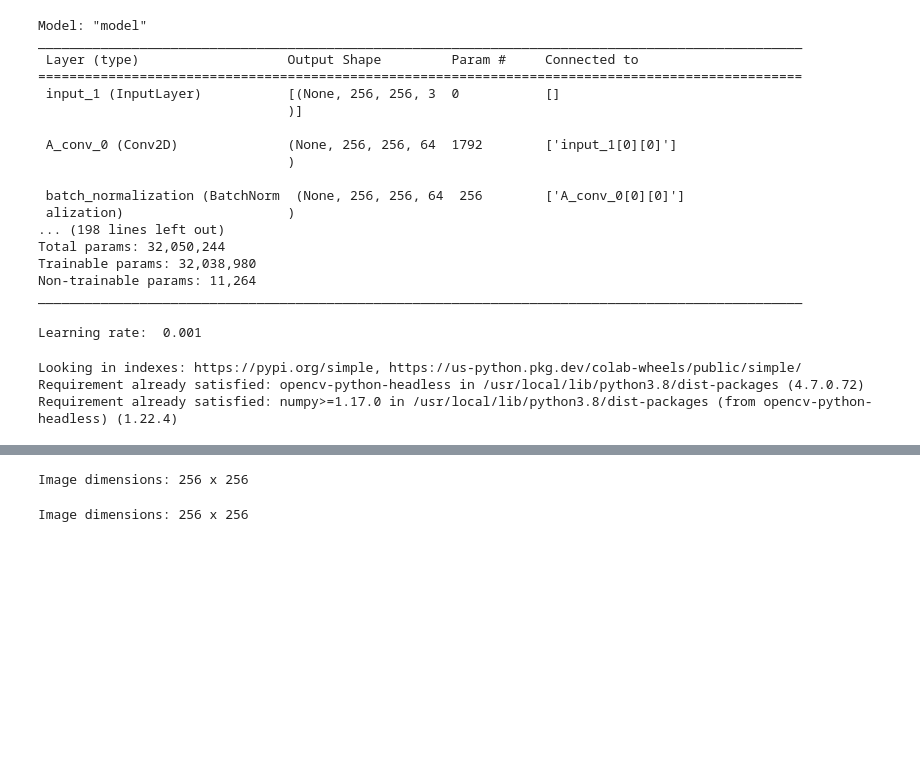
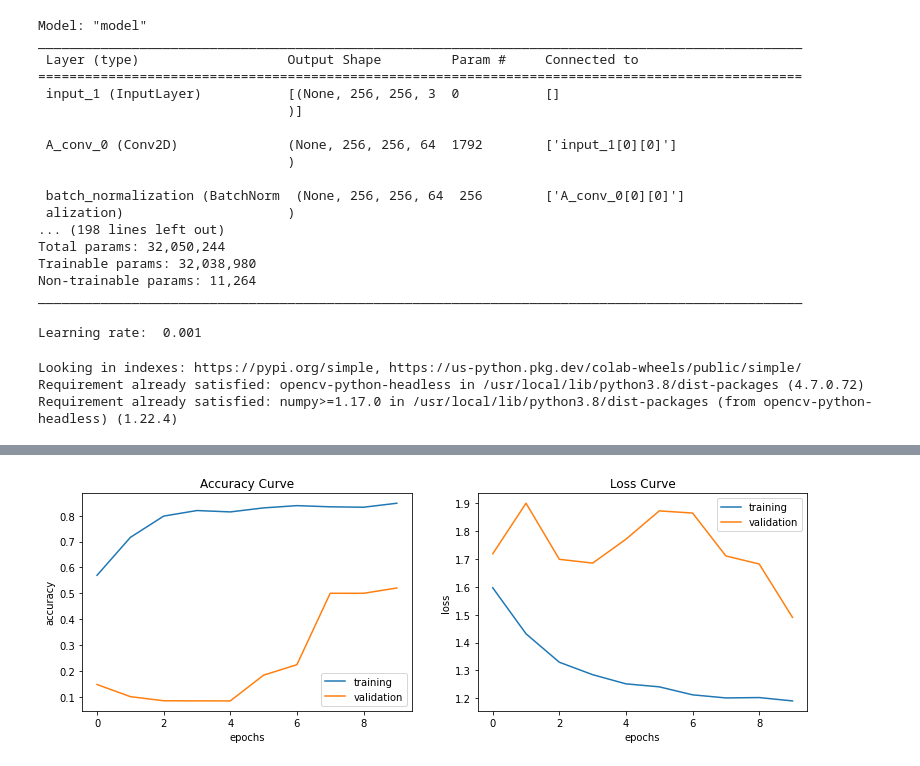
Before and after one commit to Hassan-293/Cancerous-Cells-Segmentation, a Jupyter notebook: Train_Model.ipynb, the cells around one changed output, grey strips where cells are left out. Cells and saved outputs as stored; diff of their text form; code cells hidden in the pictures; blank space fills up the shorter version.

```diff
--- a/Train_Model.ipynb
+++ b/Train_Model.ipynb
@@ -568,26 +607,28 @@ UnknownError: ignored
-# %%
-from PIL import Image
-
-# Open image file
-img = Image.open("/content/drive/MyDrive/Histo Data/Labels_Processesd/consep_1.png")
-
-# Get dimensions
-width, height = img.size
-
-# Print dimensions
-print(f"Image dimensions: {width} x {height}")
-# %% [output]
-Image dimensions: 256 x 256
-# %%
-import cv2
-
-# Load image
-img = cv2.imread("/content/drive/MyDrive/Histo Data/Train_Processed/consep_1.png")
-
-# Get dimensions
-height, width, channels = img.shape
-
-# Print dimensions
-print(f"Image dimensions: {width} x {height}")
-# %% [output]
-Image dimensions: 256 x 256
+# %%
+train_loss = history.history['loss']
+valid_loss = history.history['val_loss']
+
+train_acc = history.history['accuracy']
+valid_acc = history.history['val_accuracy']
+
+fig, axes = plt.subplots(1, 2, figsize=(13,4))
+axes = axes.flatten()
+
+axes[0].plot(train_acc, label='training')
+axes[0].plot(valid_acc, label='validation')
+axes[0].set_title('Accuracy Curve')
+axes[0].set_xlabel('epochs')
+axes[0].set_ylabel('accuracy')
+axes[0].legend()
+
+
+axes[1].plot(train_loss, label='training')
+axes[1].plot(valid_loss, label='validation')
+axes[1].set_title('Loss Curve')
+axes[1].set_xlabel('epochs')
+axes[1].set_ylabel('loss')
+axes[1].legend()
+
+plt.show()
+# %% [output]
+[figure, added]
```
Also changed, not shown: parts of 16 cells of this notebook.
